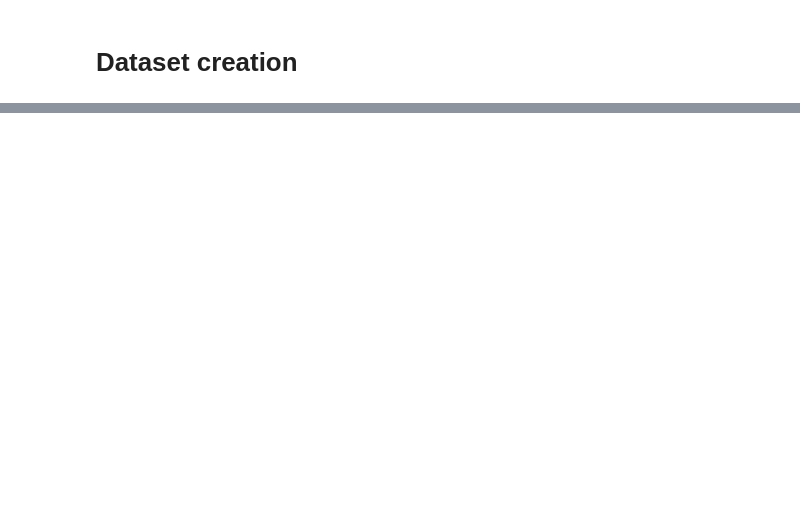
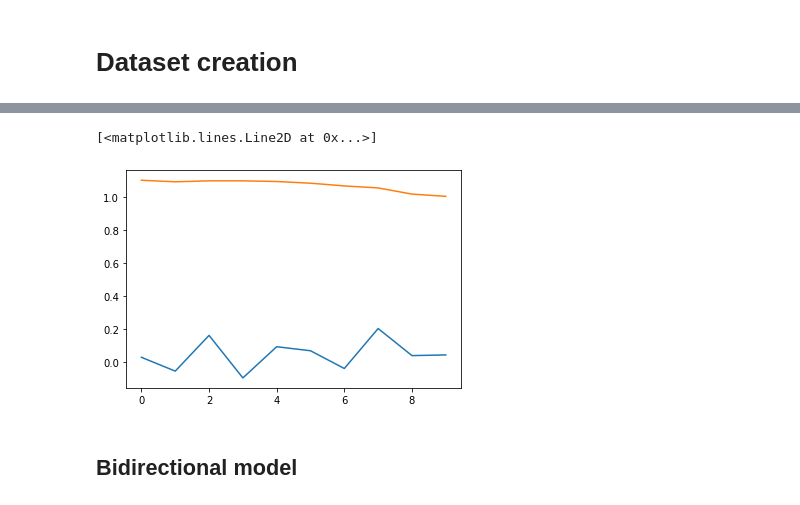
Before and after one commit to piyumaha12/Stock_Prediction, a Jupyter notebook: Program/load_model.ipynb, the cells around one changed output, grey strips where cells are left out. Cells and saved outputs as stored; diff of their text form; code cells hidden in the pictures; blank space fills up the shorter version.

```diff
--- a/Program/load_model.ipynb
+++ b/Program/load_model.ipynb
@@ -63,0 +129,3 @@ plot_model(model_reweight, show_layer_names= True, show_shapes=True)
+# %%
+x_train_multi_target, x_test_multi_target, y_train_multi_target, y_test_multi_target=Splitting_dataset(
+        open_dataset_multi_target, target_variable= target_multi_target)
@@ -63,0 +140,3 @@ plot_model(model_reweight, show_layer_names= True, show_shapes=True)
+# %%
+train_min_multi_target = x_train_multi_target.min()
+train_max_multi_target = x_train_multi_target.max()
@@ -63,0 +161,8 @@ plot_model(model_reweight, show_layer_names= True, show_shapes=True)
+# %%
+x_train_multi_target = transformation_min_max(x_train_multi_target, train_min_multi_target, train_max_multi_target)
+x_test_multi_target = transformation_min_max(x_test_multi_target, train_min_multi_target, train_max_multi_target)
+# x_val_multi_target = transformation_min_max(x_val_multi_target, train_min_multi_target, train_max_multi_target)
+
+y_train_multi_target = transformation_min_max(y_train_multi_target, train_min_multi_target, train_max_multi_target)
+y_test_multi_target = transformation_min_max(y_test_multi_target, train_min_multi_target, train_max_multi_target)
+# y_val_multi_target = transformation_min_max(y_val_multi_target, train_min_multi_target, train_max_multi_target)
@@ -63,0 +267,2 @@ plot_model(model_reweight, show_layer_names= True, show_shapes=True)
+# %%
+y_test_pred = model_reweight.predict(x_test_multi_target)
@@ -63,0 +303,8 @@ plot_model(model_reweight, show_layer_names= True, show_shapes=True)
+# %%
+plt.plot(y_test_pred[0][0].ravel())
+plt.plot(y_test_multi_target[0][:,0] )
+# %% [output]
+[<matplotlib.lines.Line2D at 0x...>]
+[figure, added]
+# %% [markdown]
+## Bidirectional model
```
Also changed, not shown: parts of 40 cells of this notebook, 2 other files.
